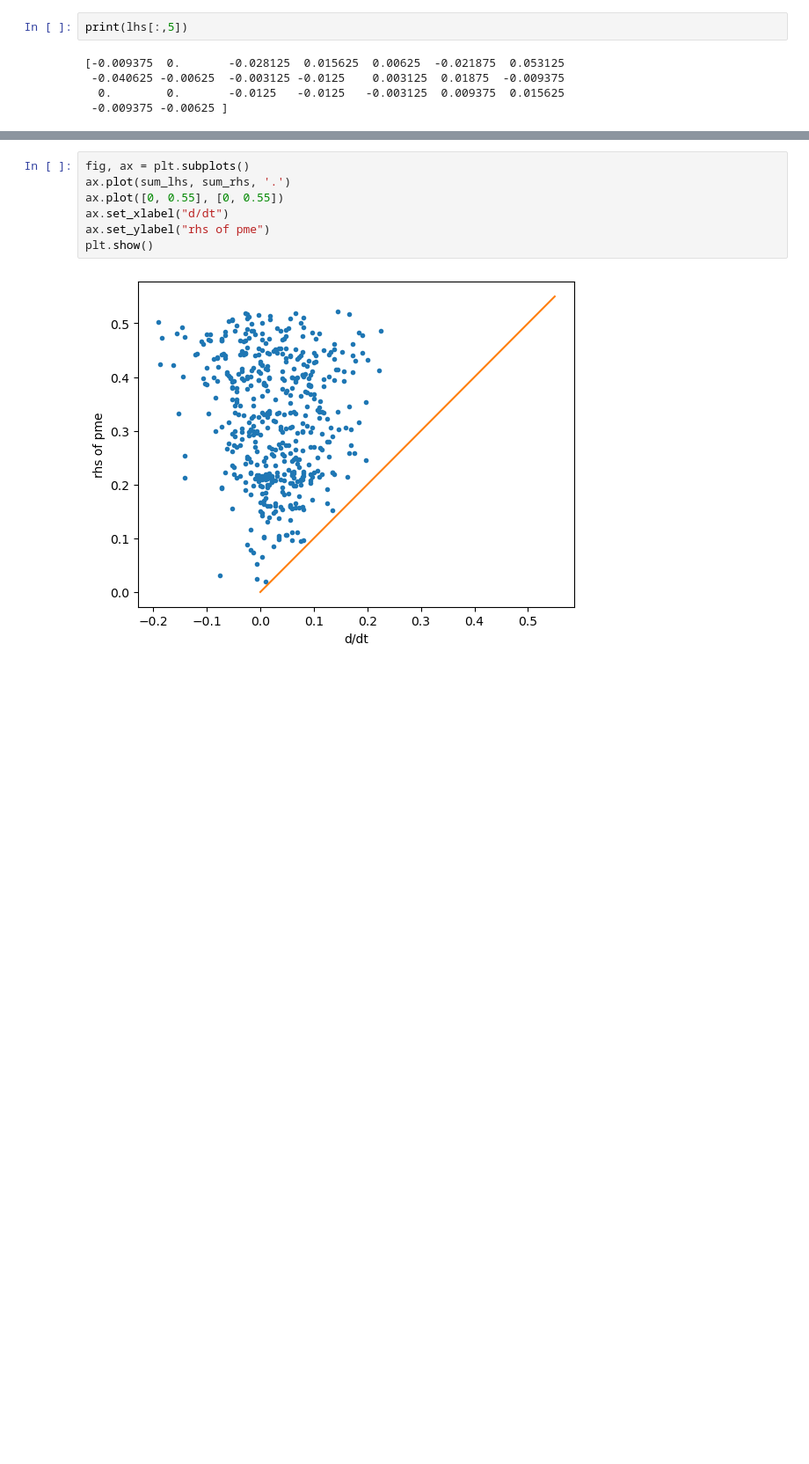
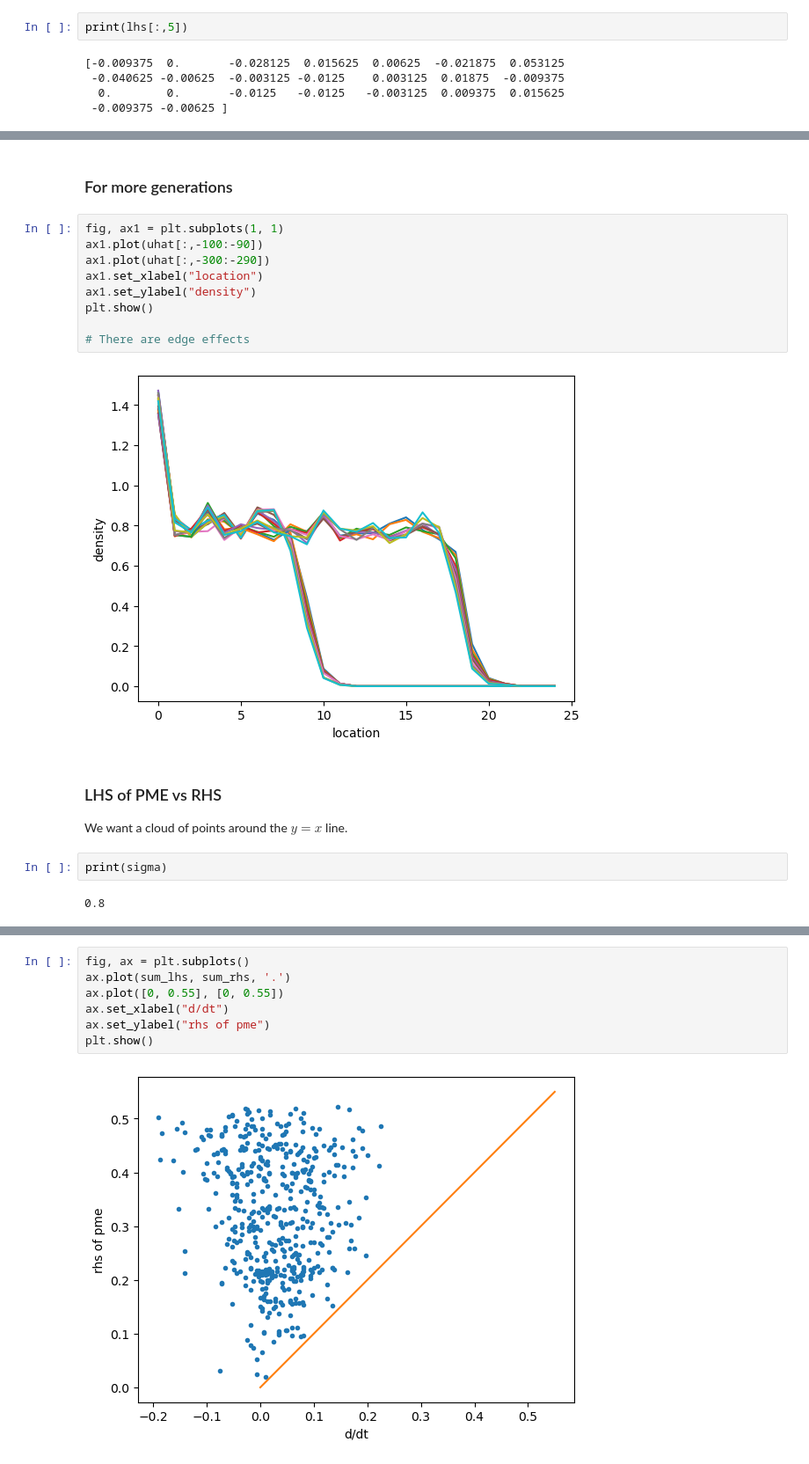
Before and after one commit to petrelharp/lineage_plotting, a Jupyter notebook: pme/test_pme_presentation.ipynb, the cells around one changed output, grey strips where cells are left out. Shown at 88% size. Saved outputs shown, nothing was run; the diff lists cells and outputs as text; blank space fills up the shorter version.

```diff
--- a/pme/test_pme_presentation.ipynb
+++ b/pme/test_pme_presentation.ipynb
@@ -187,0 +175,21 @@ We want a cloud of points around the $y=x$ line.
+# %% [markdown]
+### For more generations
+# %%
+fig, ax1 = plt.subplots(1, 1)
+ax1.plot(uhat[:,-100:-90])
+ax1.plot(uhat[:,-300:-290])
+ax1.set_xlabel("location")
+ax1.set_ylabel("density")
+plt.show()
+
+# There are edge effects
+# %% [output]
+[figure, added]
+# %% [markdown]
+### LHS of PME vs RHS
+
+We want a cloud of points around the $y=x$ line.
+# %%
+print(sigma)
+# %% [output]
+0.8
```
Also changed, not shown: parts of 26 cells of this notebook.
